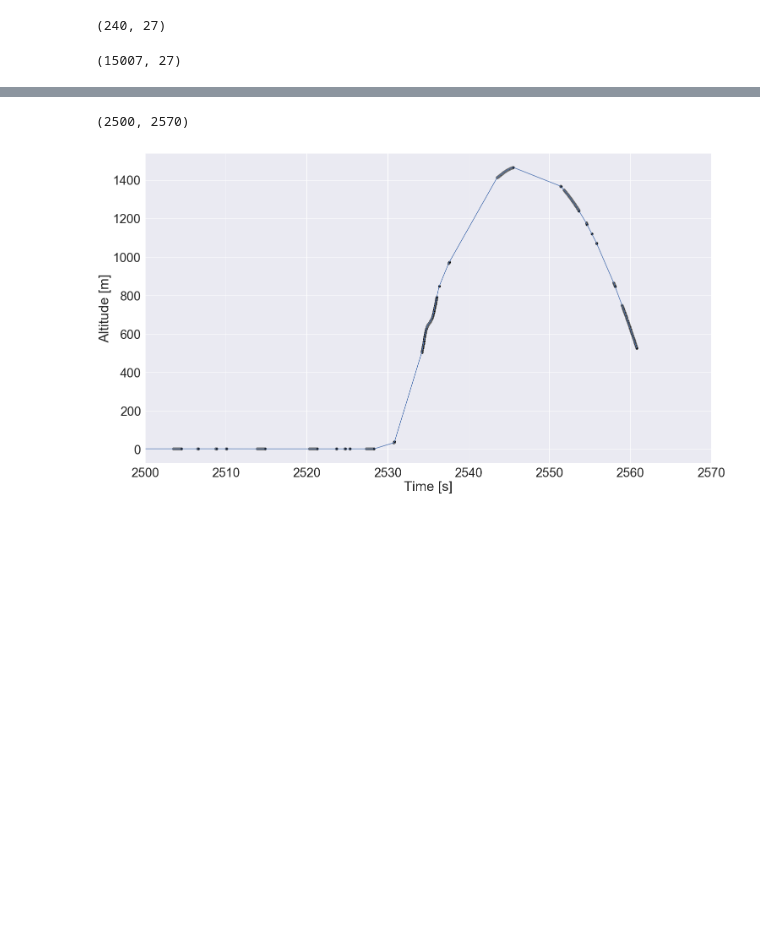
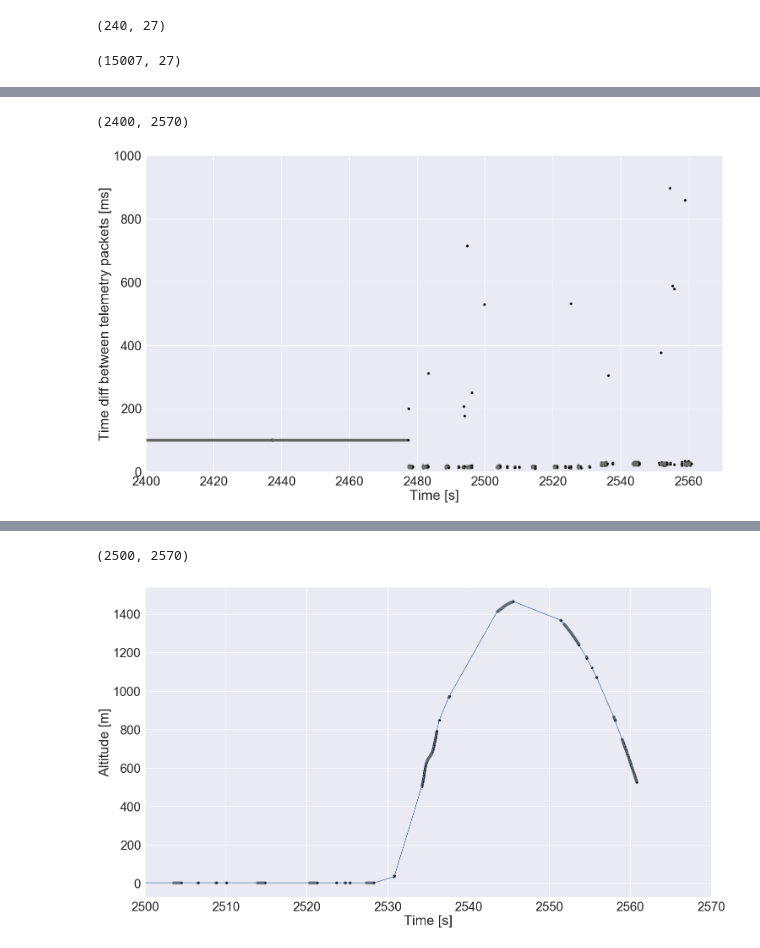
Before and after one commit to aris-space/euler-avionics, a Jupyter notebook: maiden_launch_analysis/maiden_launch_analysis.ipynb, the cells around one changed output, grey strips where cells are left out. Saved outputs shown, nothing was run; the diff lists cells and outputs as text; code cells hidden in the pictures; blank space fills up the shorter version.

```diff
--- a/maiden_launch_analysis/maiden_launch_analysis.ipynb
+++ b/maiden_launch_analysis/maiden_launch_analysis.ipynb
@@ -45,0 +60,9 @@ combined[dim3('Gyro')] = combined[dim3('sb_data_gyro')].apply(pd.to_numeric).app
+# %%
+plt = sns.scatterplot(data = combined, x = 'Time [s]', y = 'Time diff [ms]', color = 'black', edgecolor='gray')#, hue = 'Origin', s=150)
+plt.set_ylabel('Time diff between telemetry packets [ms]')
+plt.set_xlabel('Time [s]')
+plt.set_ylim(0, 1000)
+plt.set_xlim(2400, 2570)
+# %% [output]
+(2400, 2570)
+[figure, added]
```
Also changed, not shown: parts of 7 cells of this notebook.
